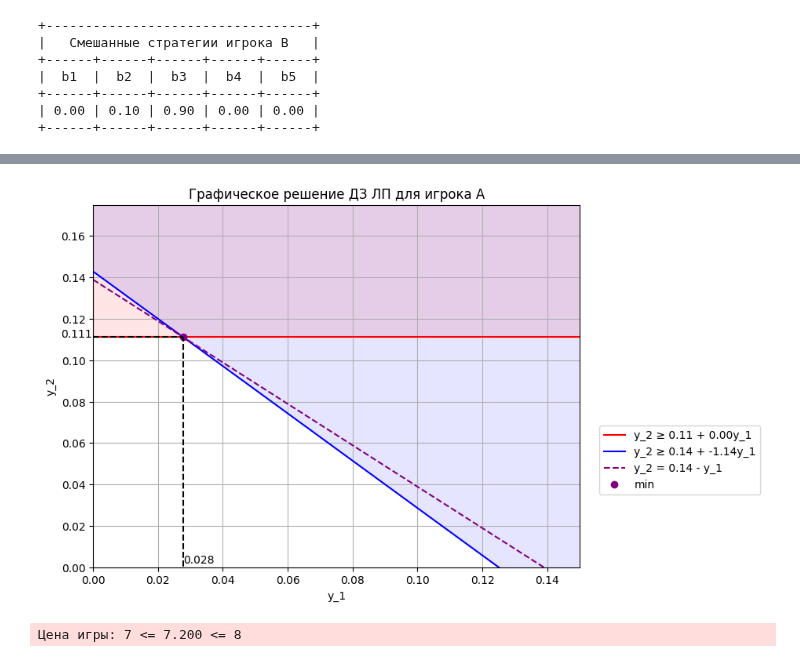
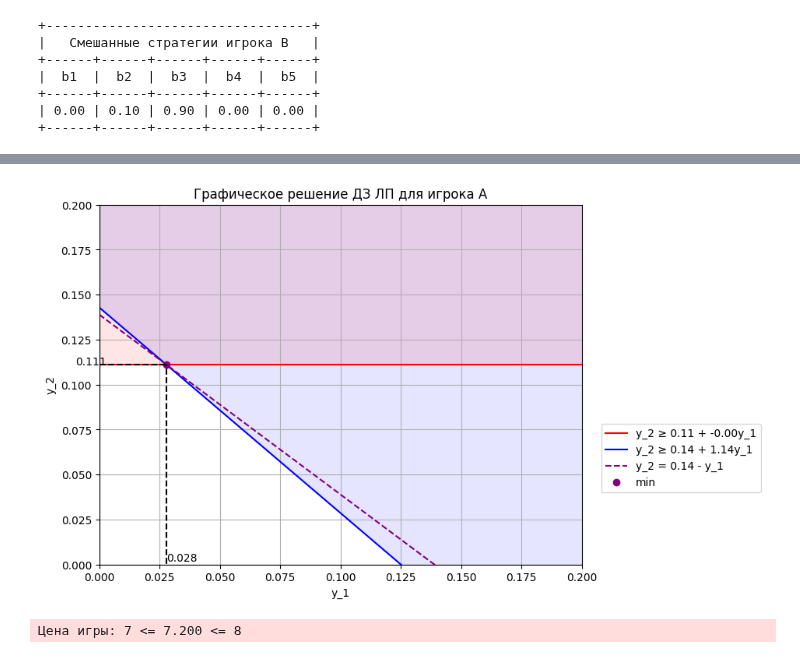
Before and after one commit to aaaaaaaalesha/10-game_theory, a Jupyter notebook: game_theory/introduction_rgz_01/rgz.ipynb, the cells around one changed output, grey strips where cells are left out. Saved outputs shown, nothing was run; the diff lists cells and outputs as text; code cells hidden in the pictures.

```diff
--- a/game_theory/introduction_rgz_01/rgz.ipynb
+++ b/game_theory/introduction_rgz_01/rgz.ipynb
@@ -446,9 +447,14 @@ assert reduced_game.matrix.shape == (2, 2)
 
 (a, b), (c, d) = reduced_game.matrix.tolist()
 # Прямая для 1-го ограничения.
-first_constraint = lambda y_1: (1 / c) - (a / c) * y_1
+# (назначаем бесконечности, чтобы избежать деления на 0).
+c1, c2 = (1 / c, a / c) if c != 0 else (math.inf, math.inf)
+first_constraint = lambda y_1: c1 - c2 * y_1
 # Прямая для 2-го ограничения.
-second_constraint = lambda y_1: (1 / d) - (b / d) * y_1
+# (назначаем бесконечности, чтобы избежать деления на 0).
+c3, c4 = (1 / d, b / d) if c != 0 else (math.inf, math.inf)
+second_constraint = lambda y_1: c3 - c4 * y_1
+
 # Точка пересечения.
 (y_1_intersect, y_2_intersect) = np.linalg.solve(
     np.array([
@@ -465,39 +471,39 @@ F_func = lambda y_1: (y_1_intersect + y_2_intersect) - y_1
 X = np.linspace(0, 1, 100)
 first_constraint_y2 = first_constraint(X)
 second_constraint_y2 = second_constraint(X)
 F_y2 = F_func(X)
 max_y2 = np.max(np.concatenate((first_constraint_y2, second_constraint_y2))) + 0.15
 
 plt.figure(figsize=(8, 6))
 plt.title("Графическое решение ДЗ ЛП для игрока A")
 
-plt.plot(X, first_constraint_y2, label=f"y_2 ≥ {1 / c:.2f} + {- a / c:.2f}y_1", color="red")
-plt.plot(X, second_constraint_y2, label=f"y_2 ≥ {1 / d:.2f} + {- b / d:.2f}y_1", color="blue")
+plt.plot(X, first_constraint_y2, label=f"y_2 ≥ {c1:.2f} + {- c2:.2f}y_1", color="red")
+plt.plot(X, second_constraint_y2, label=f"y_2 ≥ {c3:.2f} + {c4:.2f}y_1", color="blue")
 plt.plot(X, F_y2, "--", label=f"y_2 = {y_1_intersect + y_2_intersect:.2f} - y_1", color="purple")
 
 # Точка пересечения.
 plt.plot(y_1_intersect, y_2_intersect, "o", color="purple", label="min")
 # Проекции точки пересечения на оси.
 plt.vlines(y_1_intersect, min(second_constraint_y2), y_2_intersect, color="black", linestyles='dashed')
 plt.hlines(y_2_intersect, min(X), y_1_intersect, color="black", linestyles='dashed')
 # Ограничения на неотрицательные решения.
-plt.xlim(0, 0.15)
-plt.ylim(0, 0.175)
+plt.xlim(0, 0.2)
+plt.ylim(0, 0.2)
 # Подписи осей.
 plt.xlabel("y_1")
 plt.ylabel("y_2")
 # Сегменты над графиками.
 plt.fill_between(X, first_constraint_y2, max_y2, color='red', alpha=0.1)
-plt.fill_between(X, second_constraint_y2,max_y2, color='blue', alpha=0.1)
+plt.fill_between(X, second_constraint_y2, max_y2, color='blue', alpha=0.1)
 
 # Отображение значений координат точки пересечения на осях.
 plt.text(y_1_intersect, 0.002, f'{y_1_intersect:.3f}')
 plt.text(-0.01, y_2_intersect, f'{y_2_intersect:.3f}')
 
 plt.legend(loc=(1.04, 0.2))
 plt.grid(True)
 # %% [output]
-[figure, old version]
+[figure, new version]
 # %%
 # Смешанные стратегии игрока A и цена игры.
 game_price_value = 1 / player_a_target_function_value
```
Also changed, not shown: parts of 3 cells of this notebook.
